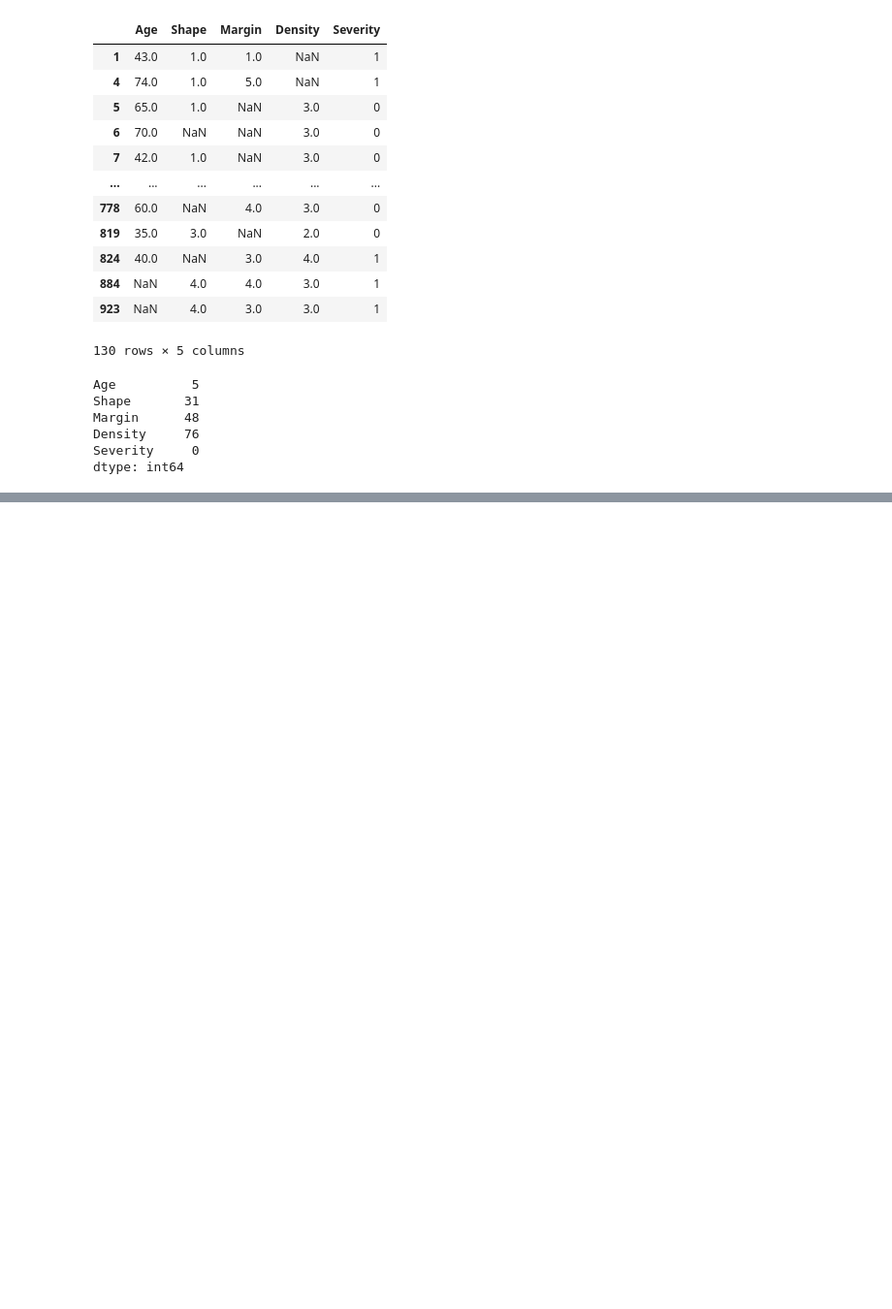
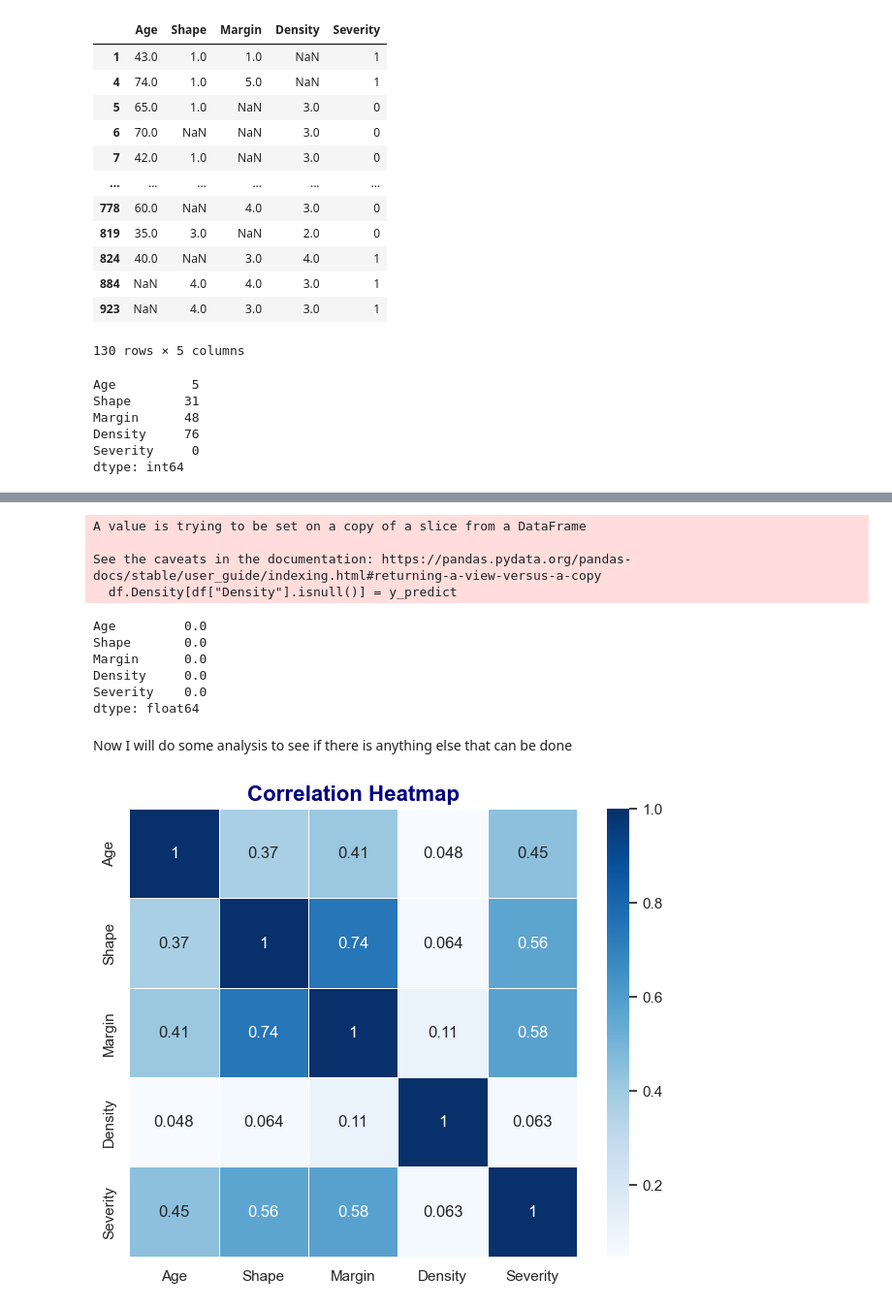
Before and after one commit to LeonardoMBarca/mammogram-result-prediction, a Jupyter notebook: notebooks/EDA.ipynb, the cells around one changed output, grey strips where cells are left out. Shown at 97% size. Cells and saved outputs as stored; diff of their text form; code cells hidden in the pictures; blank space fills up the shorter version.

```diff
--- a/notebooks/EDA.ipynb
+++ b/notebooks/EDA.ipynb
@@ -66,0 +97,3 @@ dtype: int64
+# %%
+df.dropna(subset=["Age", "Shape", "Margin"], inplace=True)
+df.isna().sum()/len(df) * 100
@@ -66,0 +111,7 @@ dtype: int64
+# %%
+x_train = df[df["Density"].notnull()]
+x_train.drop("Density", axis=1, inplace=True)
+y_train = df[df["Density"].notnull()]["Density"]
+x_test = df[df["Density"].isnull()]
+x_test.drop("Density", axis=1, inplace=True)
+y_test = df[df["Density"].isnull()]["Density"]
@@ -66,0 +127,32 @@ dtype: int64
+# %%
+model = RandomForestClassifier()
+model.fit(x_train, y_train)
+
+y_predict = model.predict(x_test)
+# %%
+df.Density[df["Density"].isnull()] = y_predict
+# %% [output]
+A value is trying to be set on a copy of a slice from a DataFrame
+
+See the caveats in the documentation: https://pandas.pydata.org/pandas-docs/stable/user_guide/indexing.html#returning-a-view-versus-a-copy
+  df.Density[df["Density"].isnull()] = y_predict
+# %%
+df.isna().sum()/len(df) * 100
+# %% [output]
+Age         0.0
+Shape       0.0
+Margin      0.0
+Density     0.0
+Severity    0.0
+dtype: float64
+# %% [markdown]
+Now I will do some analysis to see if there is anything else that can be done
+# %%
+plt.figure(figsize=(8, 6))
+sns.heatmap(df.corr(), annot=True, cmap="Blues", cbar=True, square=True, linewidths=0.7, linecolor='white')
+
+plt.title("Correlation Heatmap", fontsize=16, fontweight='bold', color='navy')
+
+plt.show()
+# %% [output]
+[figure, added]
```
Also changed, not shown: parts of 11 cells of this notebook, 2 other files.
